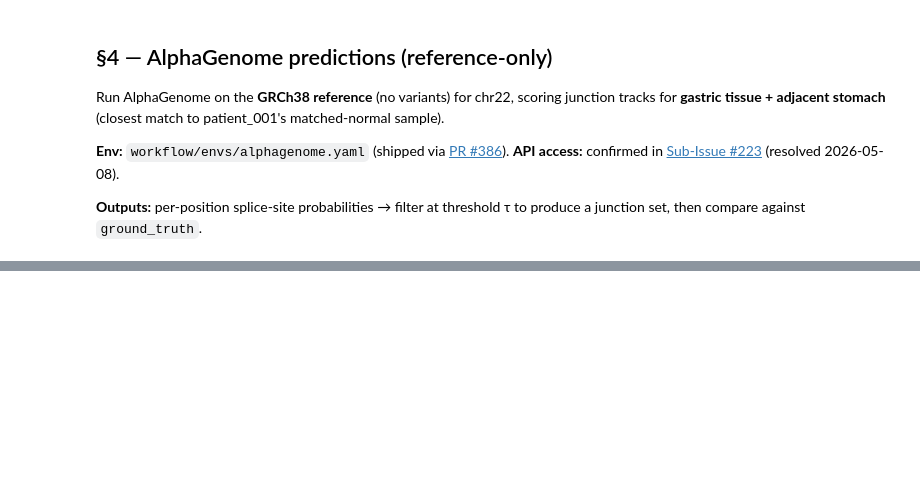
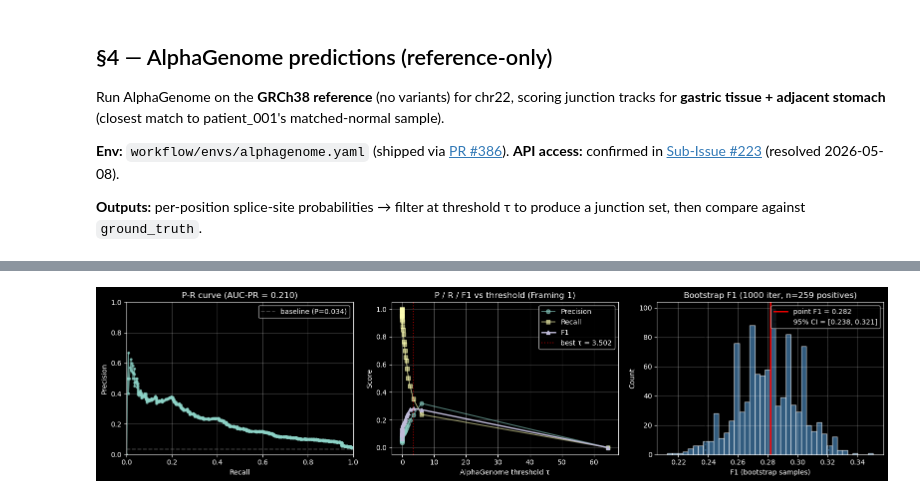
Before and after one commit to Jin-HoMLee/splice-neoepitope-pipeline, a Jupyter notebook: research/notebooks/issue_224_alphagenome_exp1_patient_001.ipynb, the cells around one changed output, grey strips where cells are left out. Cells and saved outputs as stored; diff of their text form; code cells hidden in the pictures; blank space fills up the shorter version.

```diff
--- a/research/notebooks/issue_224_alphagenome_exp1_patient_001.ipynb
+++ b/research/notebooks/issue_224_alphagenome_exp1_patient_001.ipynb
@@ -243,23 +587,42 @@ metrics
 # %%
-fig, axes = plt.subplots(1, 2, figsize=(12, 4))
+fig, axes = plt.subplots(1, 3, figsize=(16, 4))
 
-axes[0].plot(metrics["recall"], metrics["precision"], marker="o")
+# Panel 1: P-R curve + AUC + baseline (random classifier)
+axes[0].plot(recall_curve, precision_curve, marker=".", linestyle="-", alpha=0.7)
+baseline = float(universe["label"].mean())
+axes[0].axhline(y=baseline, color="grey", linestyle="--", alpha=0.5, label=f"baseline (P={baseline:.3f})")
 axes[0].set_xlabel("Recall")
 axes[0].set_ylabel("Precision")
-axes[0].set_title("Precision-Recall (AlphaGenome chr22 vs matched-normal ∩ annotated)")
+axes[0].set_title(f"P-R curve (AUC-PR = {auc_pr:.3f})")
 axes[0].set_xlim(0, 1)
 axes[0].set_ylim(0, 1)
 axes[0].grid(alpha=0.3)
+axes[0].legend()
 
-axes[1].plot(metrics["threshold"], metrics["precision"], label="Precision", marker="o")
-axes[1].plot(metrics["threshold"], metrics["recall"], label="Recall", marker="s")
+# Panel 2: P / R / F1 vs threshold + best-τ marker
+axes[1].plot(metrics["threshold"], metrics["precision"], label="Precision", marker="o", alpha=0.6)
+axes[1].plot(metrics["threshold"], metrics["recall"], label="Recall", marker="s", alpha=0.6)
 axes[1].plot(metrics["threshold"], metrics["f1"], label="F1", marker="^", linewidth=2)
+axes[1].axvline(x=best_threshold, color="red", linestyle=":", alpha=0.6, label=f"best τ = {best_threshold:.3f}")
 axes[1].set_xlabel("AlphaGenome threshold τ")
 axes[1].set_ylabel("Score")
-axes[1].set_title("P / R / F1 vs threshold")
+axes[1].set_title("P / R / F1 vs threshold (Framing 1)")
 axes[1].legend()
 axes[1].grid(alpha=0.3)
 
+# Panel 3: bootstrap F1 distribution + 95% CI band
+axes[2].hist(f1_boot, bins=40, color="steelblue", alpha=0.7, edgecolor="white")
+axes[2].axvline(x=best["f1"], color="red", linestyle="-", linewidth=2, label=f"point F1 = {best['f1']:.3f}")
+axes[2].axvline(x=f1_lo, color="black", linestyle="--", alpha=0.6, label=f"95% CI = [{f1_lo:.3f}, {f1_hi:.3f}]")
+axes[2].axvline(x=f1_hi, color="black", linestyle="--", alpha=0.6)
+axes[2].set_xlabel("F1 (bootstrap samples)")
+axes[2].set_ylabel("Count")
+axes[2].set_title(f"Bootstrap F1 ({N_BOOTSTRAP} iter, n=259 positives)")
+axes[2].legend()
+axes[2].grid(alpha=0.3)
+
 plt.tight_layout()
 plt.show()
+# %% [output]
+[figure, added]
 # %% [markdown]
```
Also changed, not shown: parts of 12 cells of this notebook, 1 other file.
